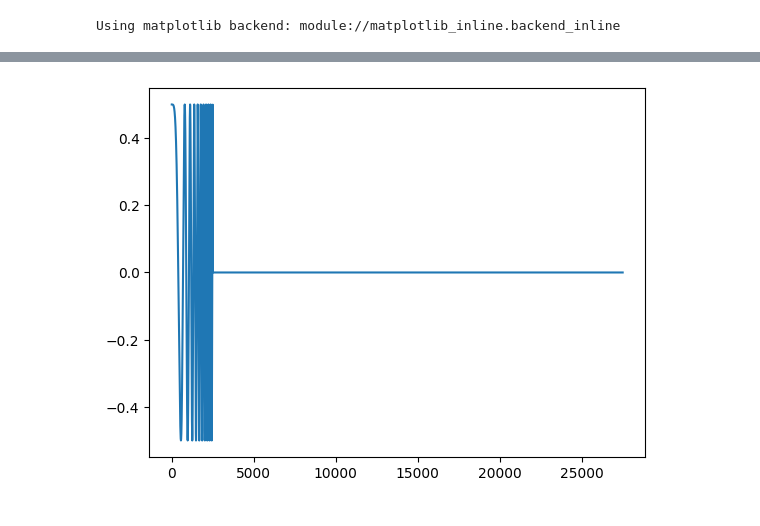
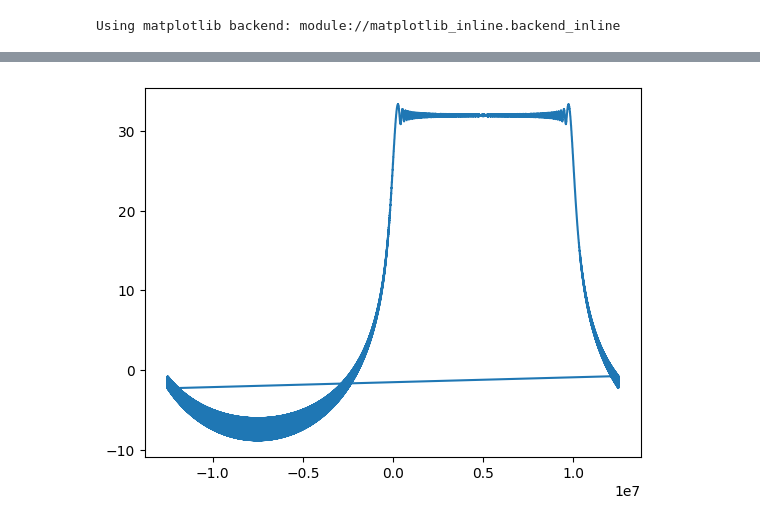
Before and after one commit to murrayinglis/sdr-config, a Jupyter notebook: plots.ipynb, the cells around one changed output, grey strips where cells are left out. Saved outputs shown, nothing was run; the diff lists cells and outputs as text; code cells hidden in the pictures.

Commit message:
new plotting pipeline

```diff
--- a/plots.ipynb
+++ b/plots.ipynb
@@ -119,6 +119,30 @@ def gen_chirp_to_csv(file_path, start, stop, length, separation, amplitude, fs):
         for sample in result:
             csvwriter.writerow([sample.real, sample.imag])
     return result
+
+def gen_chirp_to_csv_rep(file_path, start, stop, length, separation, amplitude, fs, num_pulses):
+    result = []
+
+    for i in range(int(length)):
+        t = i / fs
+        frequency = start + (stop - start) * i / length
+        phase = 2.0 * np.pi * frequency * t
+        sample = amplitude * np.exp(1j * phase) + 0j
+        result.append(sample)
+
+    # appending zeros so transmitting is "turned off"
+    num_zeros = int(separation)
+    for i in range(num_zeros):
+        result.append(0)
+    result = np.array(result)
+    result = np.tile(result, num_pulses)
+
+    # Write to CSV file
+    with open(file_path, 'w', newline='') as csvfile:
+        csvwriter = csv.writer(csvfile)
+        for sample in result:
+            csvwriter.writerow([sample.real, sample.imag])
+    return result
 # %%
 fs = 25e6
 
@@ -180,7 +204,10 @@ plt.show()
 # %%
-result = gen_chirp_to_csv("sweep.csv", 0, 100e3, 2500, 25000, 0.5, 25e6)
-#
-plt.plot(result)
+result = gen_chirp_to_csv_rep("sweep.csv", 0, 0.5e6, 2500, 2500, 0.5, 25e6, 1)
+
+
+fft_data = np.fft.fft(result)
+fft_freq_axis = np.fft.fftfreq(len(fft_data),d=1/fs)
+plt.plot(fft_freq_axis, 20*np.log10(fft_data))
 plt.show()
 # %% [output]
-[figure, old version]
+[figure, new version]
```
Also changed, not shown: parts of 5 cells of this notebook, 12 other files.
